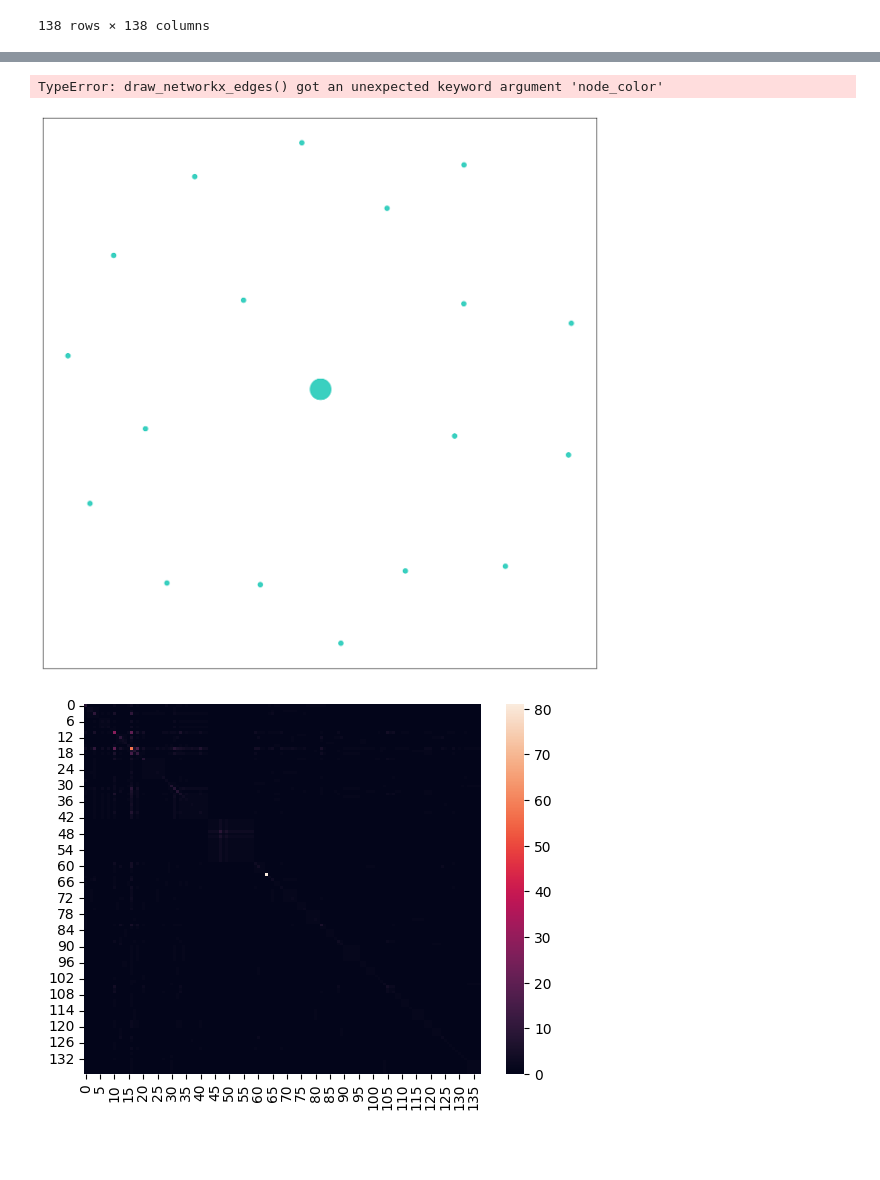
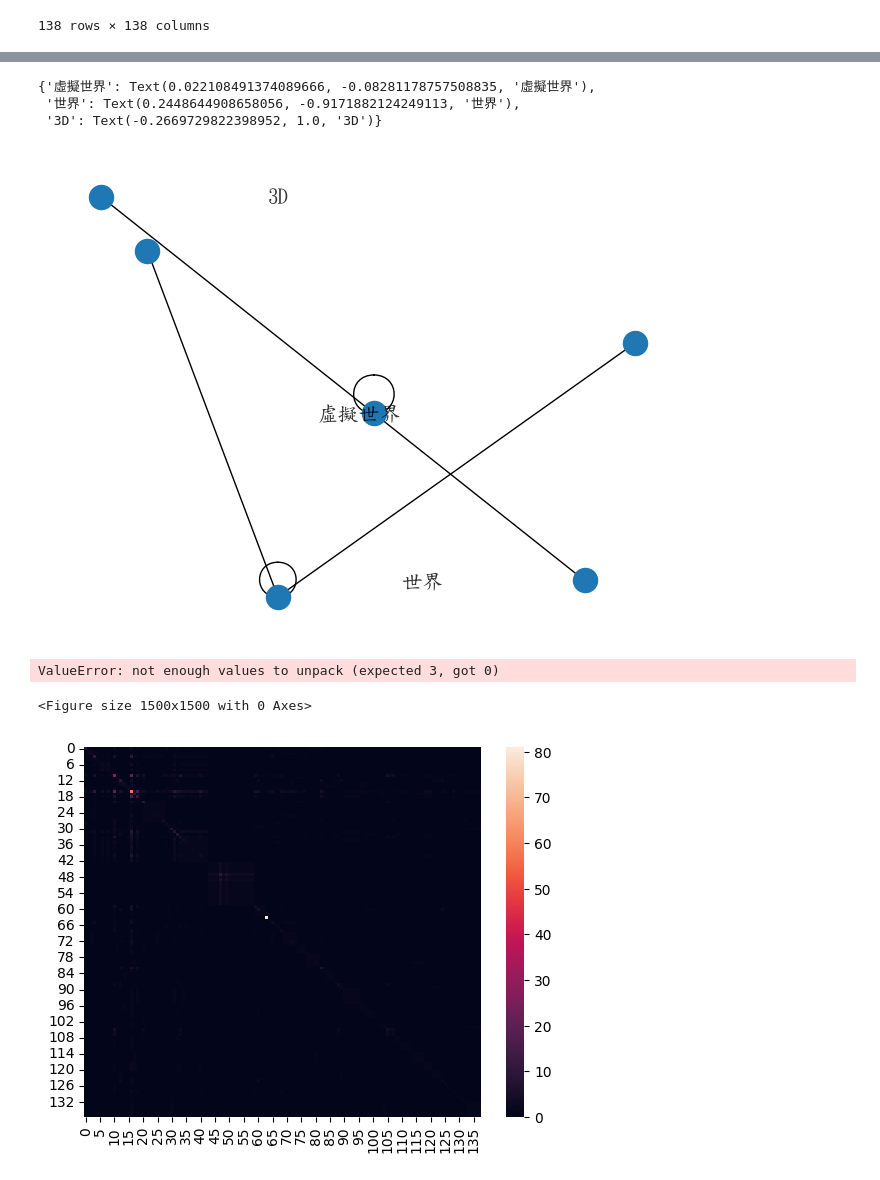
Before and after one commit to WeiweiHung/PL, a Jupyter notebook: HW5.ipynb, the cells around one changed output, grey strips where cells are left out. Drawn from its saved outputs; the diff is of its cells as text; code cells hidden in the pictures; blank space fills up the shorter version.

```diff
--- a/HW5.ipynb
+++ b/HW5.ipynb
@@ -200,8 +216,26 @@ for i in co_occur_by_records:
+# %%
+import networkx as nx
+G=nx.Graph()
+# G.add_edges_from([(1,2),(1,3)])
+
+G.add_weighted_edges_from([('虛擬世界', '虛擬世界', 8),('虛擬世界', '世界', 2),('虛擬世界', '3D', 1)])
+pos=nx.spring_layout(G)
+
+
+import matplotlib.pyplot as plt
+nx.draw(G)
+nx.draw_spectral(G)
+nx.draw_networkx_labels(G, pos, font_size = 15, font_family='sans-serif', alpha=0.8)
+# %% [output]
+{'虛擬世界': Text(0.022108491374089666, -0.08281178757508835, '虛擬世界'),
+ '世界': Text(0.2448644908658056, -0.9171882124249113, '世界'),
+ '3D': Text(-0.2669729822398952, 1.0, '3D')}
+[figure, added]
 # %%
 plt.figure(figsize=(15,15))
 plt.rcParams['font.sans-serif'] = ['DFKai-SB']
 g = nx.Graph()
-g.add_weighted_edges_from(co_occur_by_records_sig)
+g.add_weighted_edges_from(co_occur_by_records)
 pos=nx.spring_layout(g)
 nx.draw_networkx_nodes(g, pos, alpha=0.8,node_size=[val*50 for (node, val) in g.degree()], node_color='#08c5b1')
 nx.draw_networkx_edges(g, pos, node_color='b', alpha=0.2)
@@ -212,8 +246,8 @@ plt.title('以每筆通聯紀錄為一句', size = 14)
 plt.suptitle('用詞共線圖',x = 0.51,y=0.92, fontsize=18)
 plt.show()
 # %% [output]
-TypeError: draw_networkx_edges() got an unexpected keyword argument 'node_color'
+ValueError: not enough values to unpack (expected 3, got 0)
-[figure, removed]
+<Figure size 1500x1500 with 0 Axes>
 # %%
 import seaborn as sns
 heat_map = sns.heatmap( out )
```
Also changed, not shown: parts of 5 cells of this notebook.
